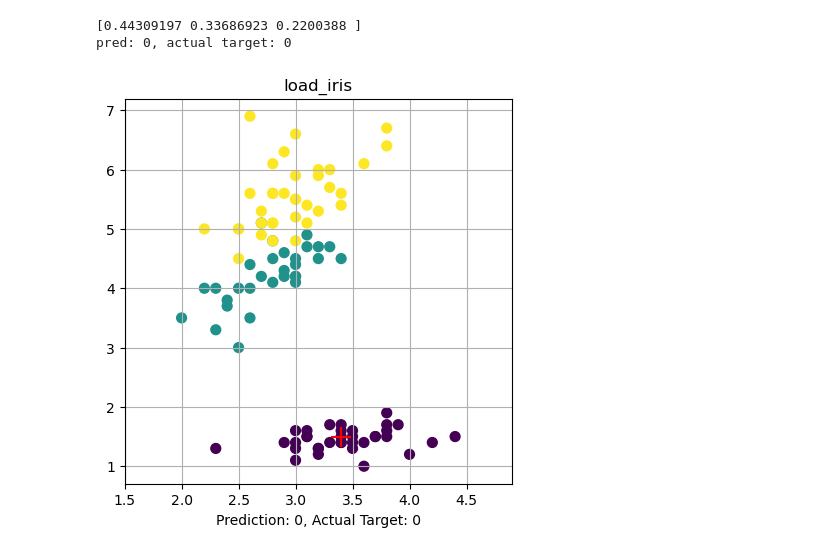
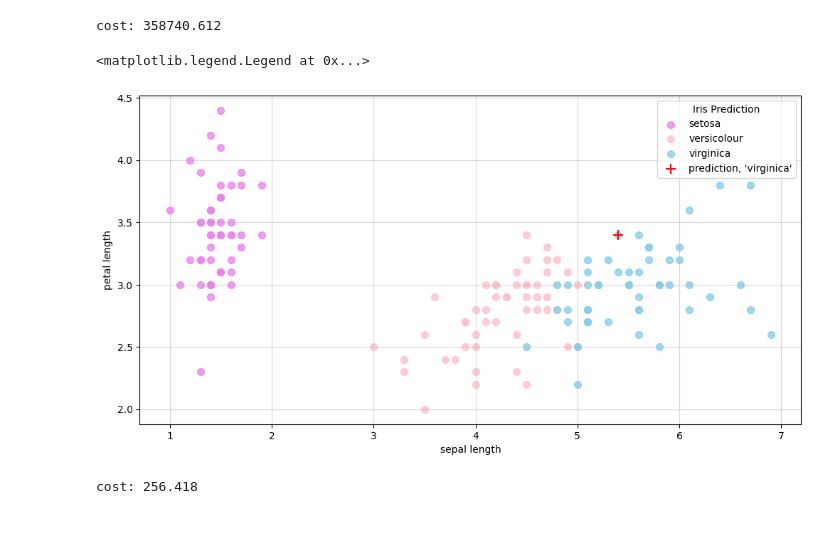
Before and after one commit to lif31up/machine-learning-from-scratch, a Jupyter notebook: adaline.ipynb, the cells around one changed output. Cells and saved outputs as stored; diff of their text form; code cells hidden in the pictures; blank space fills up the shorter version.

```diff
--- a/adaline.ipynb
+++ b/adaline.ipynb
@@ -20,5 +29,4 @@ plt.show()
 # %%
-def sigmoid(x: np.array, e=2.7182) -> np.array: return 1 / (1 + e ** (-x))
-def reLu(x: np.array) -> np.array: return np.array([max(0, value) for value in x])
-def seLu(x: np.array, e=2.7182, a=1.0507) -> np.array: return np.array([value if value >= 0 else a * (e ** value - 1) for value in x])
+def sigmoid(x, e=2.7182): return 1 / (1 + e ** (-x))
+def relu(x): return np.array([max(0, _) for _ in x])
 # %%
@@ -43,6 +56,6 @@ class Perceptron:
 # %%
-first_node = Perceptron(train_x, train_y, 0)
-second_node = Perceptron(train_x, train_y, 1)
-third_node = Perceptron(train_x, train_y, 2)
-
-mlp = [first_node, second_node, third_node]
+model = ADALINE(len(trainset.x[0]), len(trainset.y[0]))
+model.loss(trainset)
+model.train(trainset, iters=1000, lr=0.25)
+# %% [output]
+cost: 358740.612
@@ -57,19 +62,30 @@ mlp_train(mlp, 1000, 0.001, seLu)
 # %%
-index = random.randrange(len(test_y))
-prediction = softmax(mlp_call(mlp, test_x[index, :]))
-print(f"{prediction}")
-print(f"pred: {np.argmax(prediction)}, actual target: {test_y[index]}")
+# init a testset
+index = random.randrange(0, 50)
+test_x, test_y = testset[index]
+
+discrimination = lambda arr, value=1: np.where(arr == value)[0]
+
+labels = ["setosa","versicolour","virginica"]
+setosa = np.array([list(trainset.x[_]) for _ in range(trainset.__len__()) if discrimination(trainset.y[_], 1) == 0])
+versicolour = np.array([list(trainset.x[_]) for _ in range(trainset.__len__()) if discrimination(trainset.y[_], 1) == 1])
+virginica = np.array([list(trainset.x[_]) for _ in range(trainset.__len__()) if discrimination(trainset.y[_], 1) == 2])
+pred = model(test_x)
+
+fig, ax1 = plt.subplots(1, 1, figsize=(12, 6))
+ax1.set_xlabel('sepal length')
+ax1.set_ylabel('petal length')
+ax1.grid(True, alpha=0.5)
+
+ax1.scatter(x=setosa[:, 2], y=setosa[:, 1], s=50, alpha=0.8, c="violet", label="setosa")
+ax1.scatter(x=versicolour[:, 2], y=versicolour[:, 1], s=50, alpha=0.8, c="pink", label="versicolour")
+ax1.scatter(x=virginica[:, 2], y=virginica[:, 1], s=50, alpha=0.8, c="skyblue", label="virginica")
+ax1.scatter(x=test_x[0], y=test_x[1], s=100, alpha=1, c="r", marker="+", label=f"prediction, '{labels[np.argmax(pred)]}'")
+ax1.legend(fontsize="10", loc="best", title="Iris Prediction")
 # %% [output]
-[0.44309197 0.33686923 0.2200388 ]
-pred: 0, actual target: 0
+<matplotlib.legend.Legend at 0x...>
+[figure, added]
-# %%
-plt.figure(figsize=(5,5))
-plt.scatter(x=train_x[:, 0], y=train_x[:, 1], s=50, alpha=1, c=train_y)
-plt.scatter(x=test_x[index,0], y=test_x[index,1], c='r', s=200, marker='+')
-plt.xlim(train_x[:, 0].min() - 0.5, train_x[:, 0].max() + 0.5)
-plt.grid()
-plt.xlabel(f"Prediction: {np.argmax(prediction)}, Actual Target: {test_y[index]}")
-plt.title("load_iris")
-plt.show()
-# %% [output]
-[figure, removed]
+# %%
+model.loss(trainset)
+# %% [output]
+cost: 256.418
```
Also changed, not shown: parts of 6 cells of this notebook.
